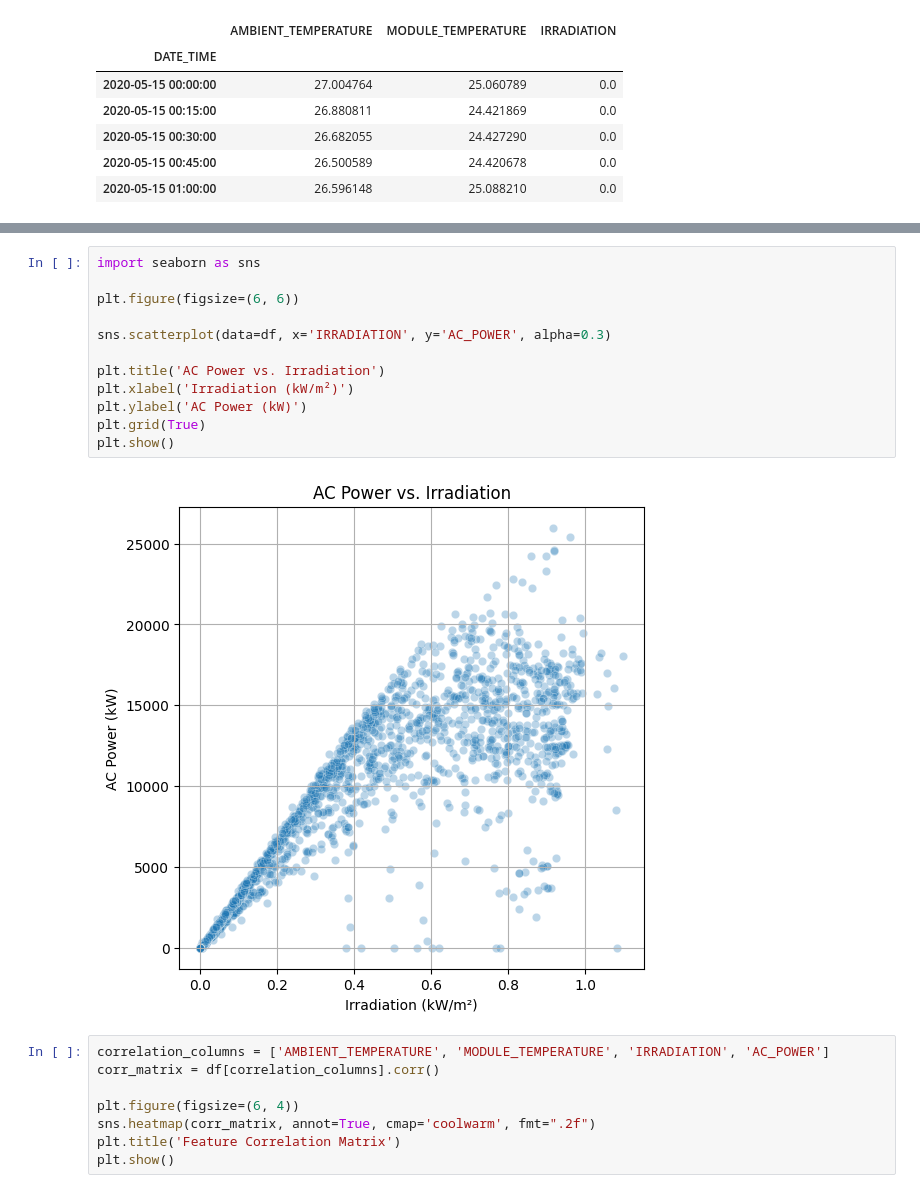
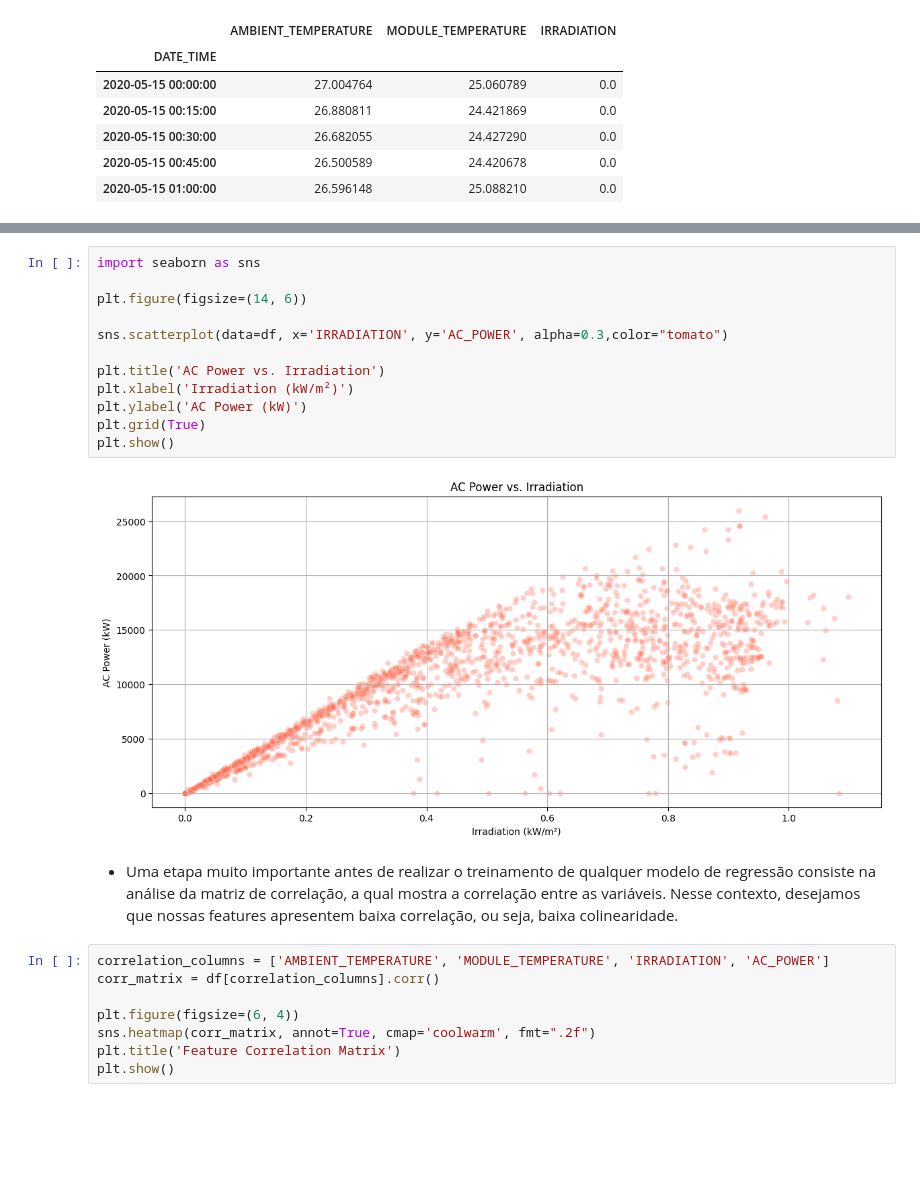
Before and after one commit to colaresm/solar-power-prediction, a Jupyter notebook: solar_energy_prediction.ipynb, the cells around one changed output, grey strips where cells are left out. Drawn from its saved outputs; the diff is of its cells as text; blank space fills up the shorter version.

```diff
--- a/solar_energy_prediction.ipynb
+++ b/solar_energy_prediction.ipynb
@@ -128,17 +129,19 @@ plt.grid(True)
 # %%
 import seaborn as sns
 
-plt.figure(figsize=(6, 6))
+plt.figure(figsize=(14, 6))
 
-sns.scatterplot(data=df, x='IRRADIATION', y='AC_POWER', alpha=0.3)
+sns.scatterplot(data=df, x='IRRADIATION', y='AC_POWER', alpha=0.3,color="tomato")
 
 plt.title('AC Power vs. Irradiation')
 plt.xlabel('Irradiation (kW/m²)')
 plt.ylabel('AC Power (kW)')
 plt.grid(True)
 plt.show()
 # %% [output]
-[figure, old version]
+[figure, new version]
+# %% [markdown]
+* Uma etapa muito importante antes de realizar o treinamento de qualquer modelo de regressão consiste na análise da matriz de correlação, a qual mostra a correlação entre as variáveis. Nesse contexto, desejamos que nossas features apresentem baixa correlação, ou seja, baixa colinearidade.
 # %%
 correlation_columns = ['AMBIENT_TEMPERATURE', 'MODULE_TEMPERATURE', 'IRRADIATION', 'AC_POWER']
 corr_matrix = df[correlation_columns].corr()
```
Also changed, not shown: parts of 30 cells of this notebook.
